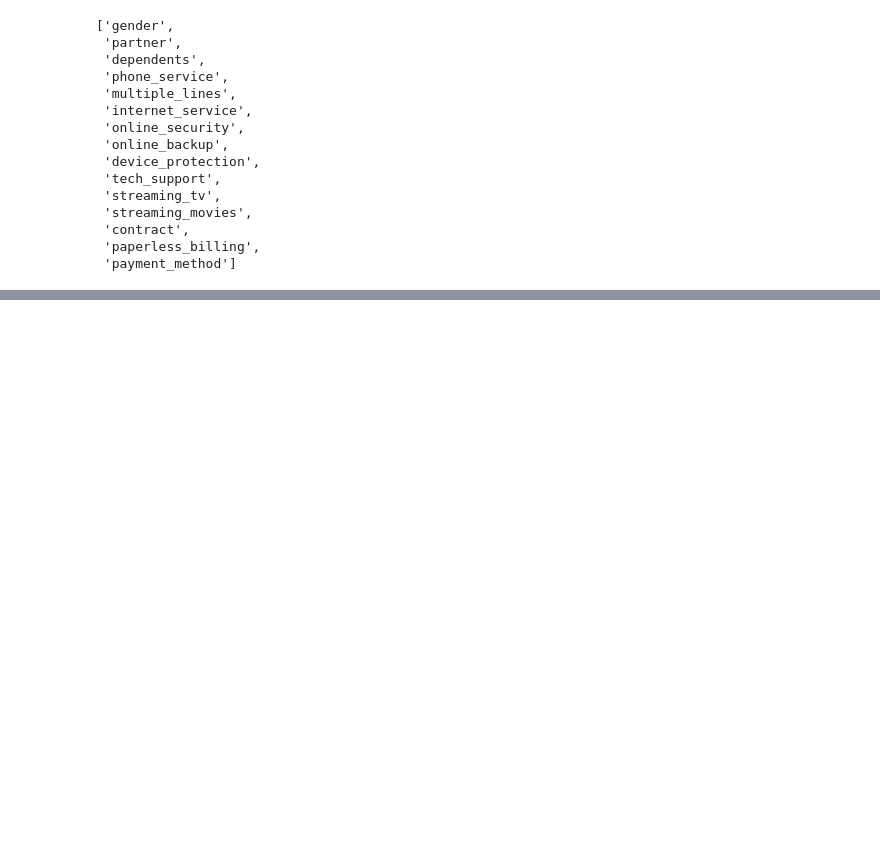
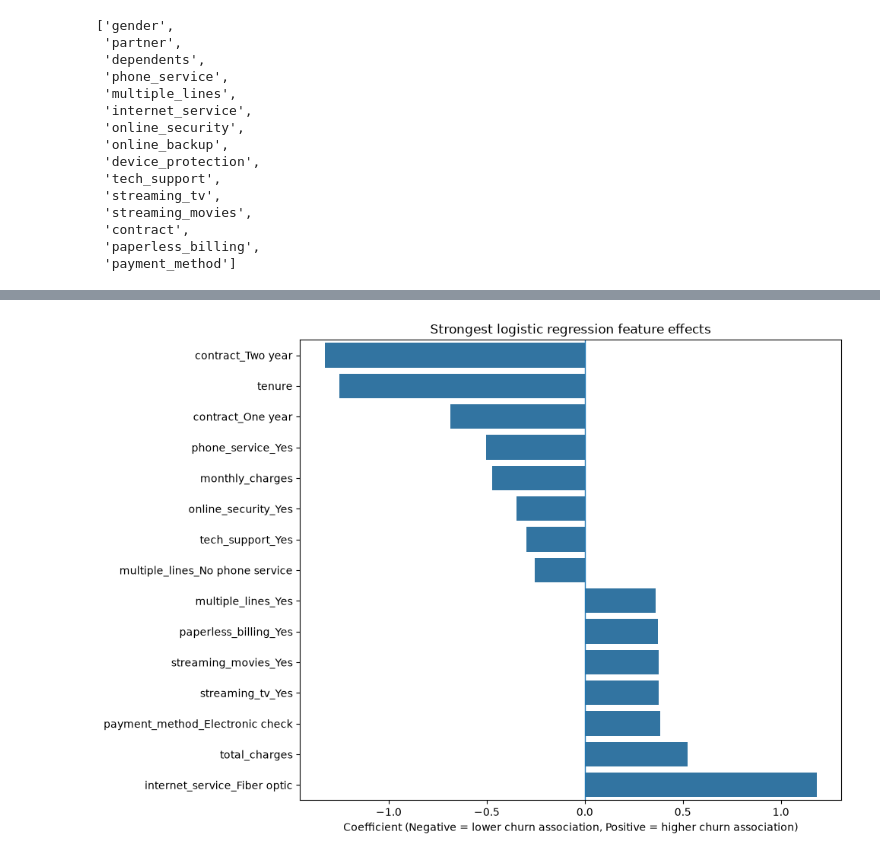
Before and after one commit to mrsmv/Customer-churn-retention-analysis, a Jupyter notebook: 2_noteboooks/03_churn_modeling/churn_modeling.ipynb, the cells around one changed output, grey strips where cells are left out. Drawn from its saved outputs; the diff is of its cells as text; code cells hidden in the pictures; blank space fills up the shorter version.

```diff
--- a/2_noteboooks/03_churn_modeling/churn_modeling.ipynb
+++ b/2_noteboooks/03_churn_modeling/churn_modeling.ipynb
@@ -155,0 +546,5 @@ numeric_transformer = Pipeline(
+# %%
+#converting the coefficients to odds ratios
+coef_df["odds_ratio"] = np.exp(
+    coef_df["coefficient"]
+)
@@ -155,0 +588,41 @@ numeric_transformer = Pipeline(
+# %%
+#visualizing the top 15 features with the highest positive impact on churn
+coef_df["abs_coefficient"] = (
+    coef_df["coefficient"].abs()
+)
+# %%
+top_features = (
+    coef_df
+    .sort_values("abs_coefficient", ascending=False)
+    .head(15)
+    .sort_values("coefficient")
+)
+# %%
+plt.figure(figsize=(10, 7))
+
+sns.barplot(
+    data=top_features,
+    x="coefficient",
+    y="feature"
+)
+
+plt.axvline(
+    x=0,
+    linewidth=1
+)
+
+plt.title(
+    "Strongest logistic regression feature effects"
+)
+
+plt.xlabel(
+    "Coefficient (Negative = lower churn association, "
+    "Positive = higher churn association)"
+)
+
+plt.ylabel("")
+
+plt.tight_layout()
+plt.show()
+# %% [output]
+[figure, added]
```
Also changed, not shown: parts of 102 cells of this notebook.
